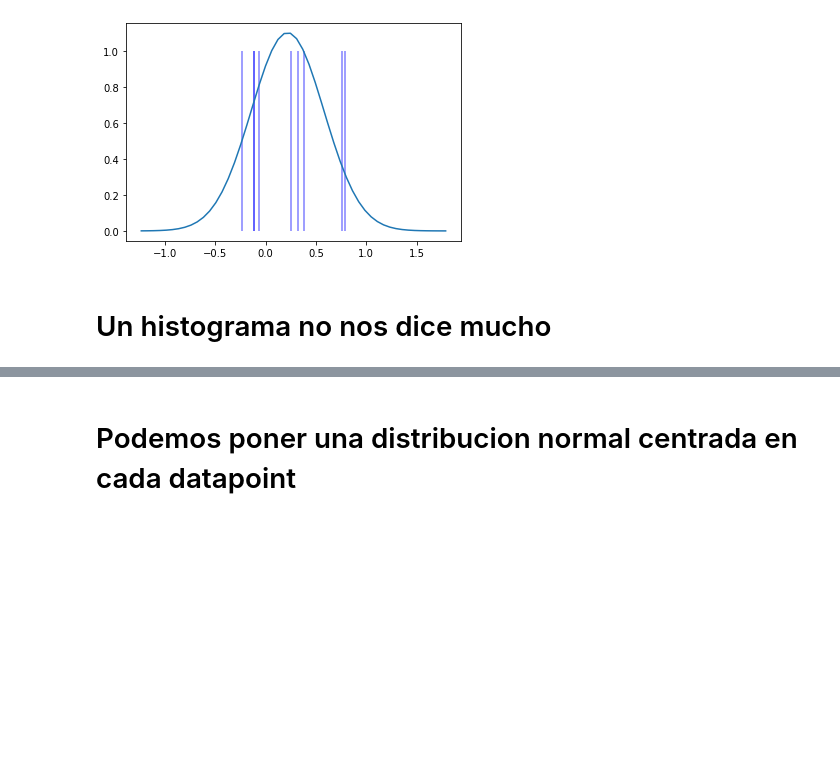
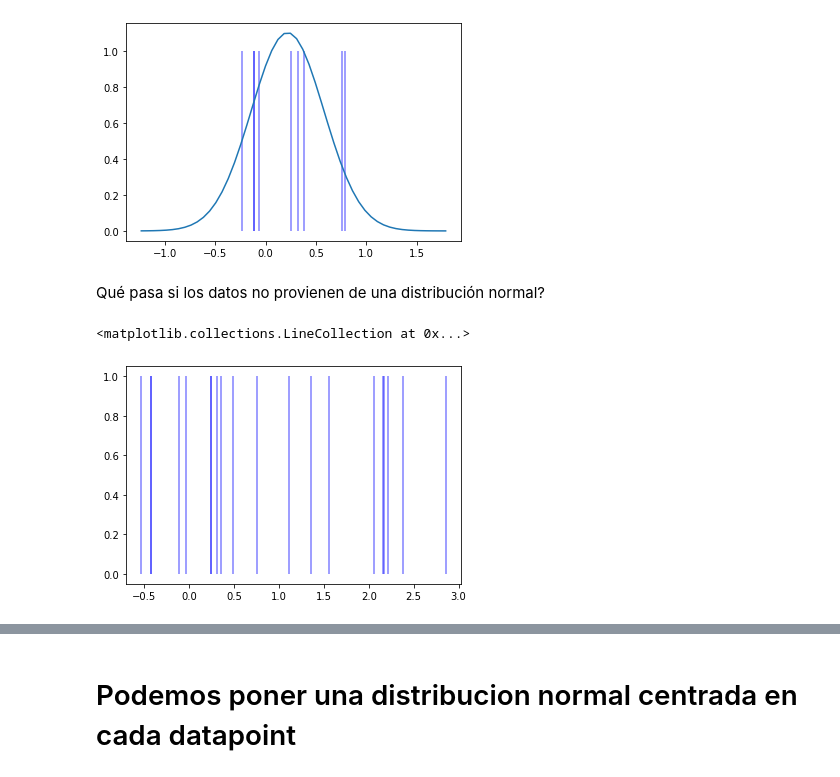
Before and after one commit to elsonidoq/ml-practico-2022, a Jupyter notebook: notebooks/Kernel_Density_Estimation.ipynb, the cells around one changed output, grey strips where cells are left out. Cells and saved outputs as stored; diff of their text form; code cells hidden in the pictures; blank space fills up the shorter version.

```diff
--- a/notebooks/Kernel_Density_Estimation.ipynb
+++ b/notebooks/Kernel_Density_Estimation.ipynb
@@ -31,5 +31,16 @@ plt.vlines(data, ymin=0, ymax=1, color='b', alpha=0.5)
 plt.plot(x, distr.pdf(x));
 # %% [output]
 [figure]
-# %% [markdown]
-# Un histograma no nos dice mucho
+# %% [markdown]
+Qué pasa si los datos no provienen de una distribución normal?
+# %%
+# Datos de una distribución multimodal en 0 y en 2
+data = np.hstack([
+  rnd.normal(0, 0.5, size=10),
+  rnd.normal(2, 1, size=10)
+])
+
+plt.vlines(data, ymin=0, ymax=1, color='b', alpha=0.5)
+# %% [output]
+<matplotlib.collections.LineCollection at 0x...>
+[figure, added]
```
Also changed, not shown: parts of 5 cells of this notebook.
